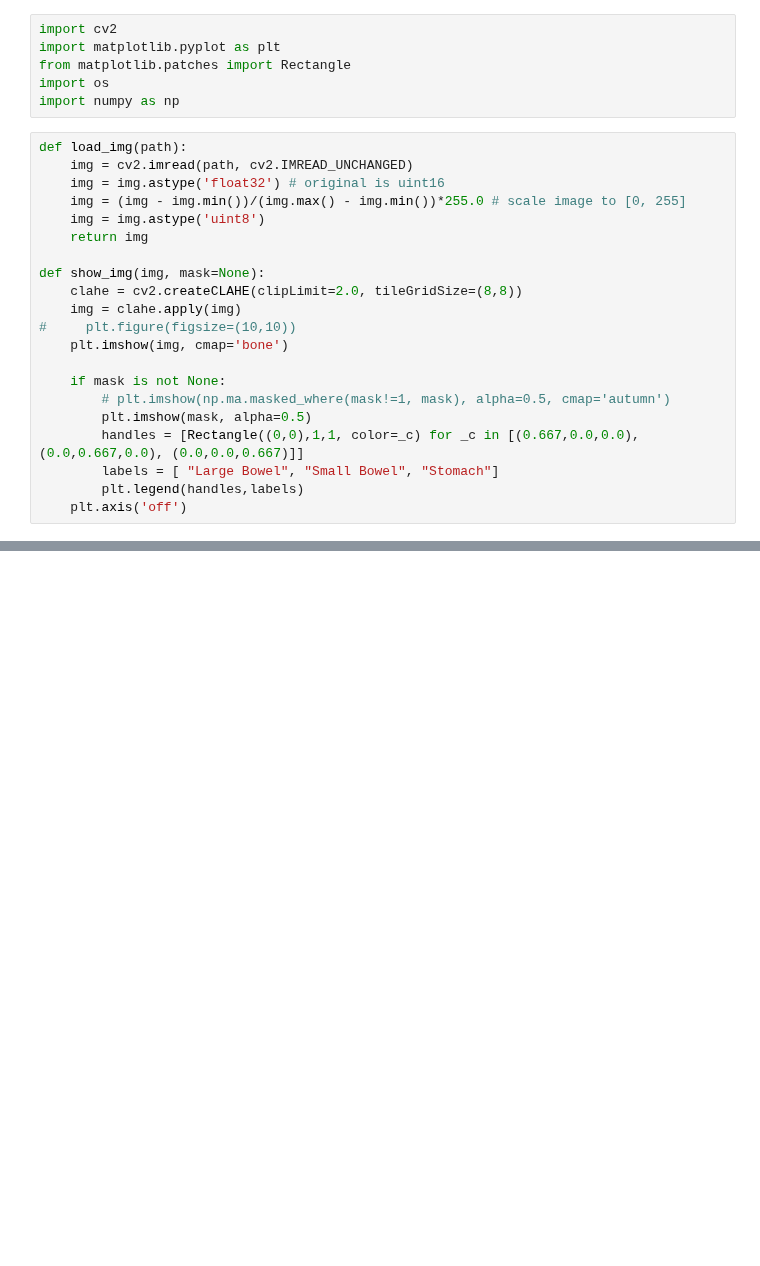
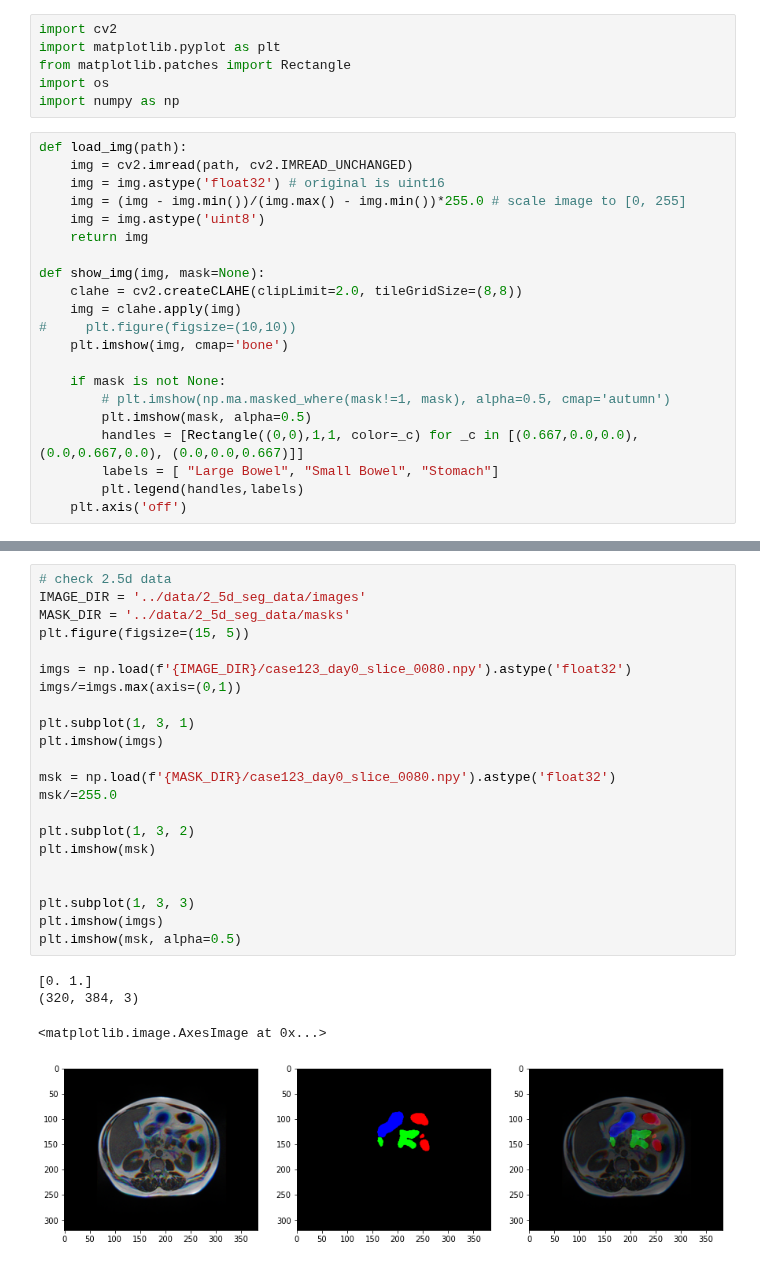
Before and after one commit to zezeze97/kaggle_segmentation, a Jupyter notebook: kaggle_segmentation/check_mask.ipynb, the cells around one changed output, grey strips where cells are left out. Saved outputs shown, nothing was run; the diff lists cells and outputs as text; blank space fills up the shorter version.

```diff
--- a/kaggle_segmentation/check_mask.ipynb
+++ b/kaggle_segmentation/check_mask.ipynb
@@ -40,0 +41,27 @@ show_img(img, mask=mask)
+# %%
+# check 2.5d data
+IMAGE_DIR = '../data/2_5d_seg_data/images'
+MASK_DIR = '../data/2_5d_seg_data/masks'
+plt.figure(figsize=(15, 5))
+
+imgs = np.load(f'{IMAGE_DIR}/case123_day0_slice_0080.npy').astype('float32')
+imgs/=imgs.max(axis=(0,1))
+
+plt.subplot(1, 3, 1)
+plt.imshow(imgs)
+
+msk = np.load(f'{MASK_DIR}/case123_day0_slice_0080.npy').astype('float32')
+msk/=255.0
+
+plt.subplot(1, 3, 2)
+plt.imshow(msk)
+
+
+plt.subplot(1, 3, 3)
+plt.imshow(imgs)
+plt.imshow(msk, alpha=0.5)
+# %% [output]
+[0. 1.]
+(320, 384, 3)
+<matplotlib.image.AxesImage at 0x...>
+[figure, added]
```
Also changed, not shown: parts of 1 cell of this notebook, 1 other file.
